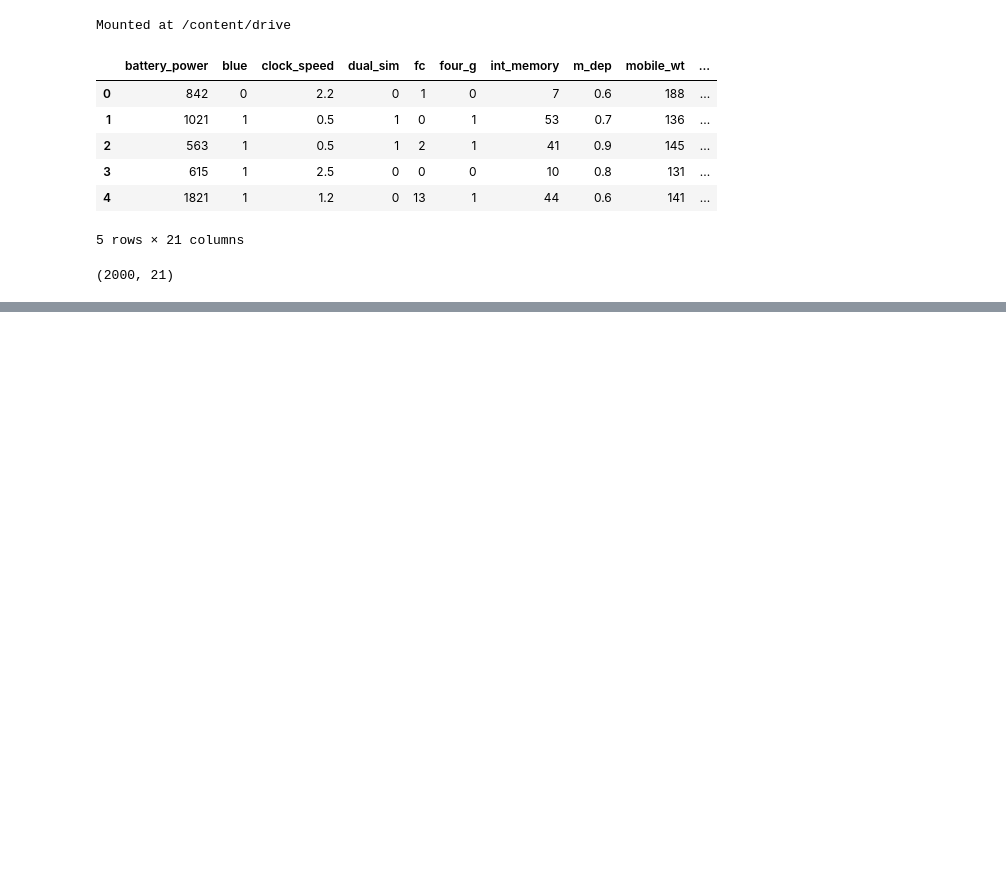
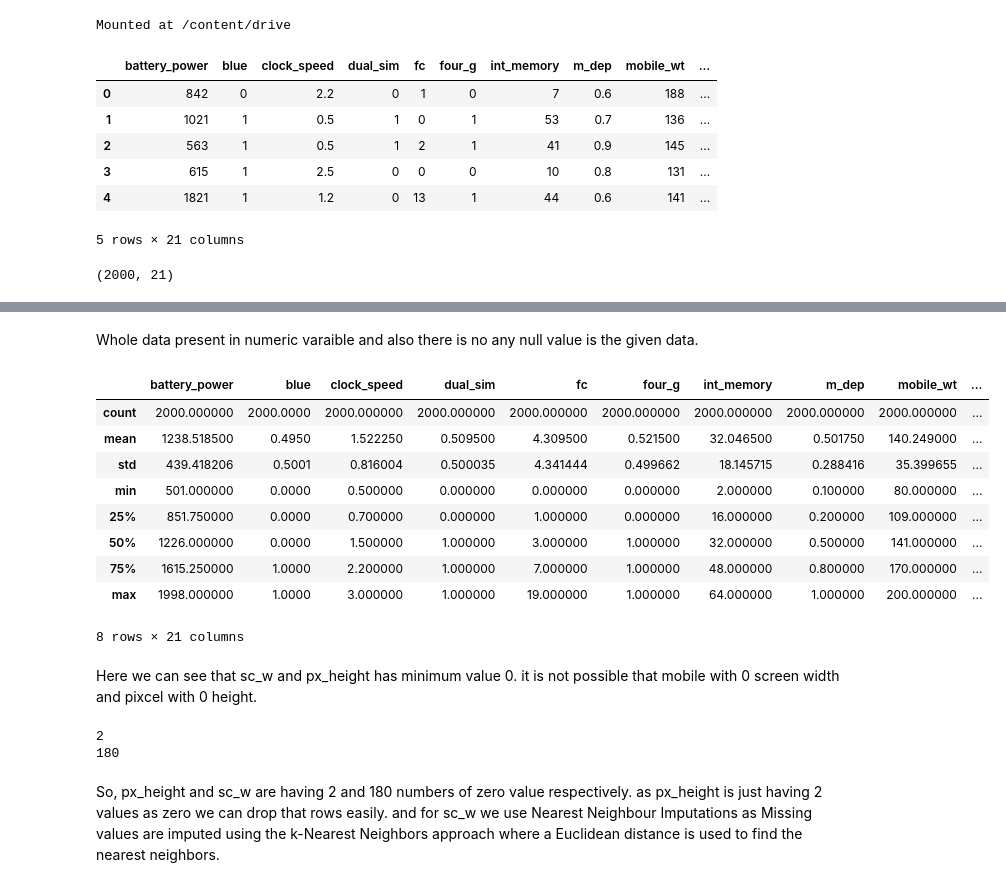
Before and after one commit to SujitbMusale/Mobile-Price-Range-Prediction-classification, a Jupyter notebook: Mobile_Price_Range_Prediction.ipynb, the cells around one changed output, grey strips where cells are left out. Drawn from its saved outputs; the diff is of its cells as text; code cells hidden in the pictures; blank space fills up the shorter version.

```diff
--- a/Mobile_Price_Range_Prediction.ipynb
+++ b/Mobile_Price_Range_Prediction.ipynb
@@ -89,0 +113,29 @@ Mob_data.shape
+# %% [markdown]
+Whole data present in numeric varaible and also there is no any null value is the given data.
+# %%
+# lets chcek Data statics.
+Mob_data.describe()
+# %% [output]
+|  | battery_power | blue | clock_speed | dual_sim | fc | four_g | int_memory | m_dep | mobile_wt | ... |
+| count | 2000.000000 | 2000.0000 | 2000.000000 | 2000.000000 | 2000.000000 | 2000.000000 | 2000.000000 | 2000.000000 | 2000.000000 | ... |
+| mean | 1238.518500 | 0.4950 | 1.522250 | 0.509500 | 4.309500 | 0.521500 | 32.046500 | 0.501750 | 140.249000 | ... |
+| std | 439.418206 | 0.5001 | 0.816004 | 0.500035 | 4.341444 | 0.499662 | 18.145715 | 0.288416 | 35.399655 | ... |
+| min | 501.000000 | 0.0000 | 0.500000 | 0.000000 | 0.000000 | 0.000000 | 2.000000 | 0.100000 | 80.000000 | ... |
+| 25% | 851.750000 | 0.0000 | 0.700000 | 0.000000 | 1.000000 | 0.000000 | 16.000000 | 0.200000 | 109.000000 | ... |
+| 50% | 1226.000000 | 0.0000 | 1.500000 | 1.000000 | 3.000000 | 1.000000 | 32.000000 | 0.500000 | 141.000000 | ... |
+| 75% | 1615.250000 | 1.0000 | 2.200000 | 1.000000 | 7.000000 | 1.000000 | 48.000000 | 0.800000 | 170.000000 | ... |
+| max | 1998.000000 | 1.0000 | 3.000000 | 1.000000 | 19.000000 | 1.000000 | 64.000000 | 1.000000 | 200.000000 | ... |
+8 rows × 21 columns
+# %% [markdown]
+Here we can see that sc_w and px_height has minimum value 0. it is not possible that mobile with 0 screen width and pixcel with 0 height.
+# %%
+# lets check the  count of zero value present in the both of this variable.
+print(Mob_data[Mob_data['px_height']==0].shape[0])
+print(Mob_data[Mob_data['sc_w']==0].shape[0])
+# %% [output]
+2
+180
+# %% [markdown]
+So, px_height and sc_w are having 2 and 180 numbers of zero value respectively.
+as px_height is just having 2 values as zero we can drop that rows easily.
+and for sc_w we use Nearest Neighbour Imputations as Missing values are imputed using the k-Nearest Neighbors approach where a Euclidean distance is used to find the nearest neighbors.
```
Also changed, not shown: parts of 15 cells of this notebook.
